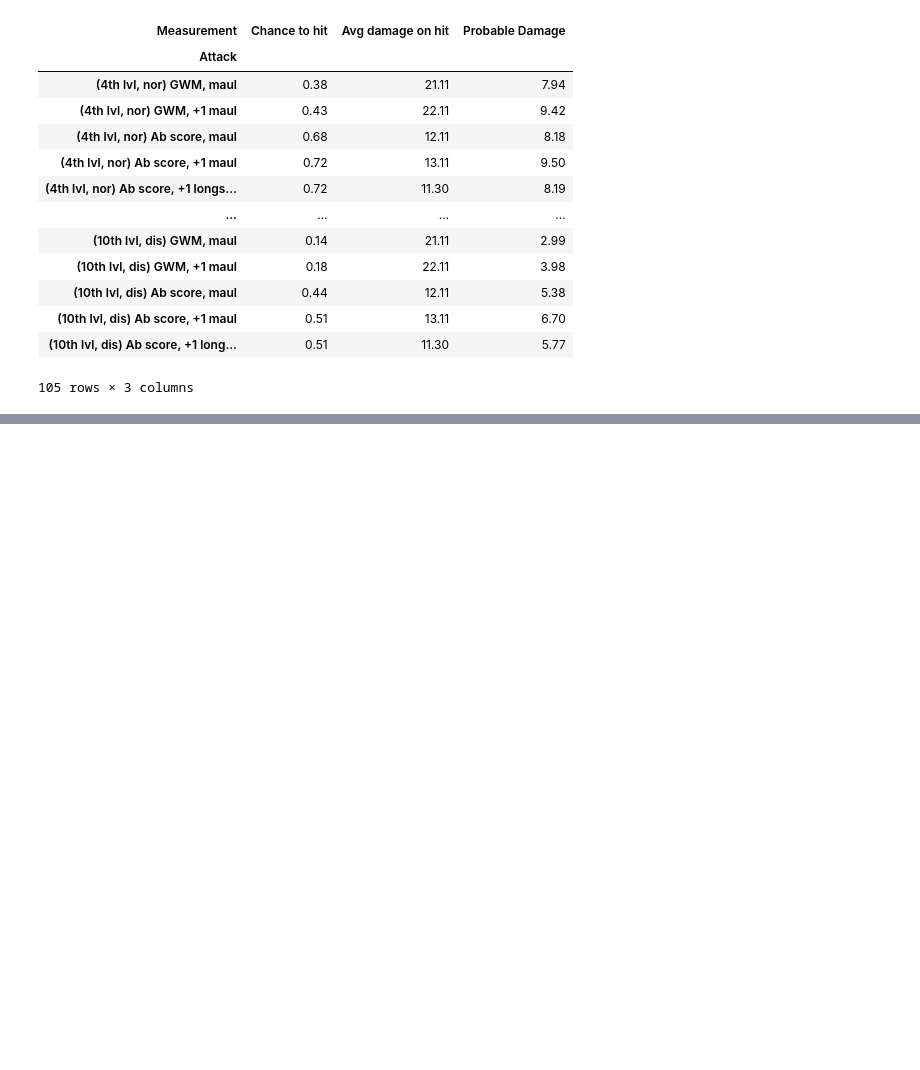
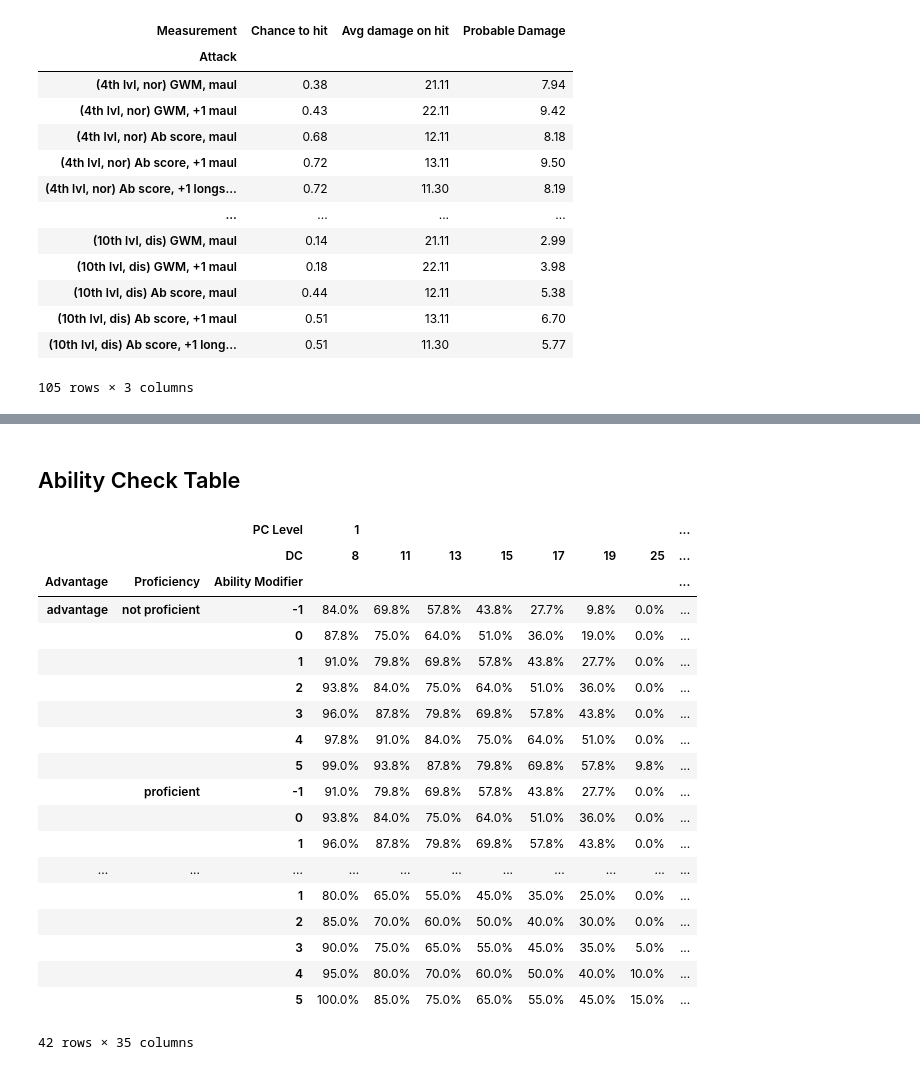
Before and after one commit to dyoung418/dnd_stats, a Jupyter notebook: dnd_dice_calcs.ipynb, the cells around one changed output, grey strips where cells are left out. Cells and saved outputs as stored; diff of their text form; code cells hidden in the pictures; blank space fills up the shorter version.

Commit message:
added ability roll mods

```diff
--- a/dnd_dice_calcs.ipynb
+++ b/dnd_dice_calcs.ipynb
@@ -754,0 +805,56 @@ compare_odds_dist(
+# %% [markdown]
+## Ability Check Table
+# %%
+def ability_check_table(abil_mods=[-1,0,1,2,3,4,5],
+                        proficiencies=['proficient', 'not proficient'],
+                        advs=['normal', 'advantage', 'disadvantage'],
+                        pc_lvls=[1,5,9,13,17],
+                        dcs=[8,11,13,15,17,19,25],
+                       ):
+    multi_idx = pd.MultiIndex.from_product([advs, proficiencies, abil_mods],
+                                           names=['Advantage', 'Proficiency', 'Ability Modifier'])
+    multi_col = pd.MultiIndex.from_product([pc_lvls, dcs],
+                                           names=['PC Level', 'DC'])
+    df = pd.DataFrame(np.zeros((len(advs)*len(proficiencies)*len(abil_mods),len(pc_lvls)*len(dcs))),
+                      index=multi_idx,
+                      columns=multi_col,
+                     )
+#    for axis, level, ascending in [(0,2,True),  (0,1,True), (0,0,False), (1,0,True), (1,1,True)]:
+#        df.sort_index(axis=axis, level=level, ascending=ascending, inplace=True)
+    df.sort_index(axis=0, inplace=True)
+    #df = df.rename_axis("Ability Mod / Proficiency / Advantage", axis="index")
+    #df = df.rename_axis("PC Level / DC", axis="columns")
+    pd.set_option("display.float_format", lambda f: f"{f:0<4.1%}")
+    for abil_mod in abil_mods:
+        for proficient in proficiencies:
+            for adv in advs:
+                for pc_lvl in pc_lvls:
+                    for dc in dcs:
+                        is_prof = proficient.lower().startswith('prof')
+                        mod = abil_mod + (proficiency(pc_lvl) if is_prof else 0)
+                        chance = chance_to_hit(mod=mod, adv=adv, ac=dc)
+                        df.loc[(adv, proficient, abil_mod), (pc_lvl, dc)] = chance
+    return df
+# %%
+ability_check_table()
+# %% [output]
+|  |  | PC Level | 1 |  |  |  |  |  |  | ... |
+|  |  | DC | 8 | 11 | 13 | 15 | 17 | 19 | 25 | ... |
+| Advantage | Proficiency | Ability Modifier |  |  |  |  |  |  |  | ... |
+| advantage | not proficient | -1 | 84.0% | 69.8% | 57.8% | 43.8% | 27.7% | 9.8% | 0.0% | ... |
+|  |  | 0 | 87.8% | 75.0% | 64.0% | 51.0% | 36.0% | 19.0% | 0.0% | ... |
+|  |  | 1 | 91.0% | 79.8% | 69.8% | 57.8% | 43.8% | 27.7% | 0.0% | ... |
+|  |  | 2 | 93.8% | 84.0% | 75.0% | 64.0% | 51.0% | 36.0% | 0.0% | ... |
+|  |  | 3 | 96.0% | 87.8% | 79.8% | 69.8% | 57.8% | 43.8% | 0.0% | ... |
+|  |  | 4 | 97.8% | 91.0% | 84.0% | 75.0% | 64.0% | 51.0% | 0.0% | ... |
+|  |  | 5 | 99.0% | 93.8% | 87.8% | 79.8% | 69.8% | 57.8% | 9.8% | ... |
+|  | proficient | -1 | 91.0% | 79.8% | 69.8% | 57.8% | 43.8% | 27.7% | 0.0% | ... |
+|  |  | 0 | 93.8% | 84.0% | 75.0% | 64.0% | 51.0% | 36.0% | 0.0% | ... |
+|  |  | 1 | 96.0% | 87.8% | 79.8% | 69.8% | 57.8% | 43.8% | 0.0% | ... |
+| ... | ... | ... | ... | ... | ... | ... | ... | ... | ... | ... |
+|  |  | 1 | 80.0% | 65.0% | 55.0% | 45.0% | 35.0% | 25.0% | 0.0% | ... |
+|  |  | 2 | 85.0% | 70.0% | 60.0% | 50.0% | 40.0% | 30.0% | 0.0% | ... |
+|  |  | 3 | 90.0% | 75.0% | 65.0% | 55.0% | 45.0% | 35.0% | 5.0% | ... |
+|  |  | 4 | 95.0% | 80.0% | 70.0% | 60.0% | 50.0% | 40.0% | 10.0% | ... |
+|  |  | 5 | 100.0% | 85.0% | 75.0% | 65.0% | 55.0% | 45.0% | 15.0% | ... |
+42 rows × 35 columns
```
Also changed, not shown: parts of 25 cells of this notebook.
